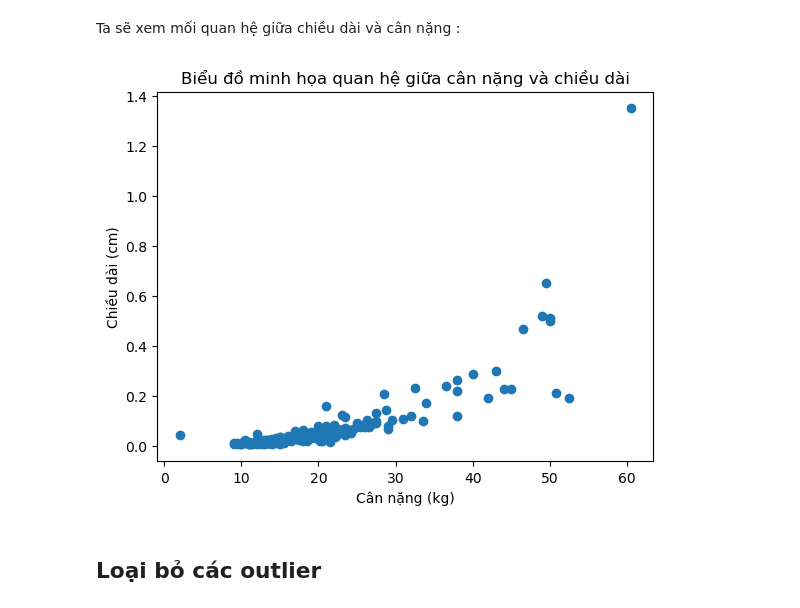
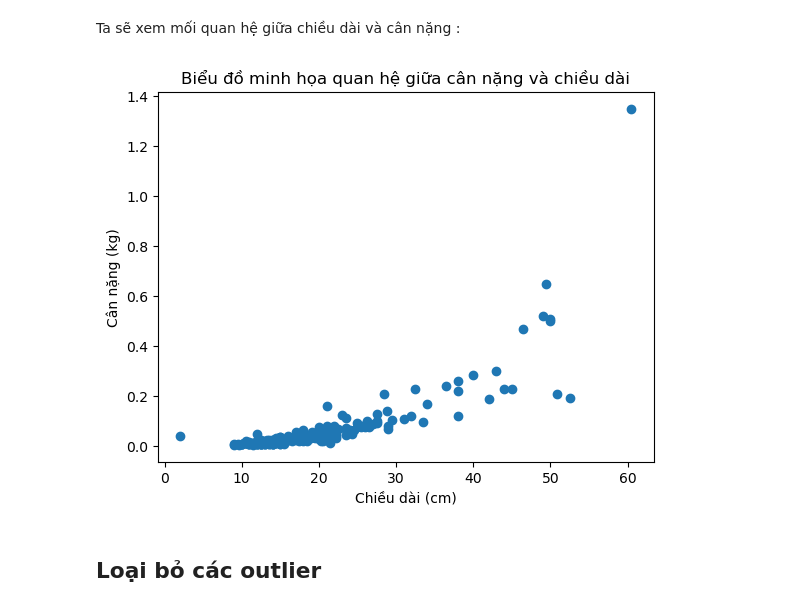
Before and after one commit to hoangitusk20/NMKHDL_doAn, a Jupyter notebook: DoAnCK/source/mo_hinh_va_danh_gia/Linear_regression.ipynb, the cells around one changed output. Drawn from its saved outputs; the diff is of its cells as text; code cells hidden in the pictures.

```diff
--- a/DoAnCK/source/mo_hinh_va_danh_gia/Linear_regression.ipynb
+++ b/DoAnCK/source/mo_hinh_va_danh_gia/Linear_regression.ipynb
@@ -43,12 +47,12 @@ order_df[['Length', 'Weight']].head(10)
 Ta sẽ xem mối quan hệ giữa chiều dài và cân nặng :
 # %%
 plt.scatter(x = order_df['Length'], y = order_df['Weight'])
-plt.xlabel('Cân nặng (kg)')
-plt.ylabel('Chiều dài (cm)')
+plt.ylabel('Cân nặng (kg)')
+plt.xlabel('Chiều dài (cm)')
 plt.title('Biểu đồ minh họa quan hệ giữa cân nặng và chiều dài')
 plt.show()
 # %% [output]
-[figure, old version]
+[figure, new version]
 # %% [markdown]
 ## Loại bỏ các outlier
 # %% [markdown]
```
Also changed, not shown: parts of 17 cells of this notebook.
